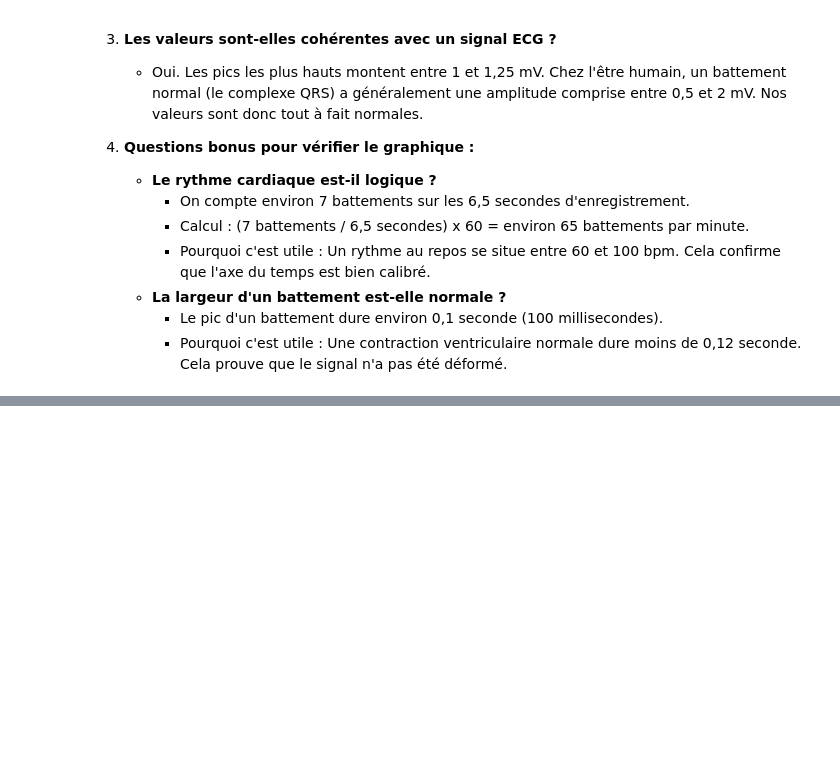
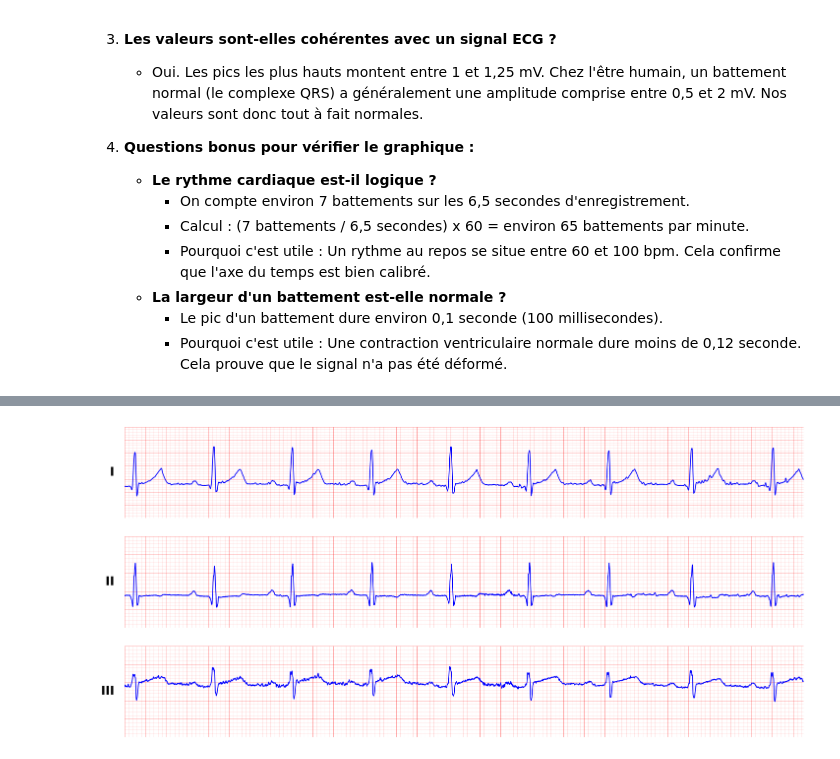
Before and after one commit to zoesauge/Series01-python, a Jupyter notebook: Series01-python.ipynb, the cells around one changed output, grey strips where cells are left out. Cells and saved outputs as stored; diff of their text form; code cells hidden in the pictures; blank space fills up the shorter version.

```diff
--- a/Series01-python.ipynb
+++ b/Series01-python.ipynb
@@ -97,0 +177,73 @@ plt.show()
+# %%
+# 7. Créer un graphique qui ressemble à un moniteur ECG réel
+
+def plot_grid(seconds_per_square, mV_per_square, alpha, min_time, max_time, min_ecg, max_ecg):
+    """Trace la grille avec les espacements spécifiés."""
+    t_vals = np.arange(min_time, max_time + seconds_per_square * 0.5, seconds_per_square)
+    v_vals = np.arange(min_ecg, max_ecg + mV_per_square * 0.5, mV_per_square)
+
+    # Tracé des lignes délimitées
+    plt.vlines(t_vals, min_ecg, max_ecg, colors='red', alpha=alpha, linewidths=0.5)
+    plt.hlines(v_vals, min_time, max_time, colors='red', alpha=alpha, linewidths=0.5)
+
+def plot_ecg_grid(min_time, max_time, min_ecg, max_ecg):
+    """Trace la grille ECG standard (0.2s/0.5mV et subdivision au 1/5)."""
+    # 3. Lignes fines (0.04 s et 0.1 mV)
+    plot_grid(seconds_per_square=0.04, mV_per_square=0.1, alpha=0.15,
+              min_time=min_time, max_time=max_time, min_ecg=min_ecg, max_ecg=max_ecg)
+    # 1 & 2. Lignes majeures (0.2 s et 0.5 mV)
+    plot_grid(seconds_per_square=0.2, mV_per_square=0.5, alpha=0.4,
+              min_time=min_time, max_time=max_time, min_ecg=min_ecg, max_ecg=max_ecg)
+
+def plot_one_ecg_signal(temps, ecg, lead_name, couleur):
+    """Trace le signal ECG d'une dérivation."""
+    plt.plot(temps, ecg, color=couleur, linewidth=1.2)
+
+def plot_one_lead_in_subplots(subplot, temps, ecg, lead_name, couleur):
+    """Trace une dérivation et sa grille sur un sous-graphique."""
+    ax = plt.subplot(3, 1, subplot)
+
+    # Ajuste en mV si les données brutes sont en microvolts
+    signal_mv = ecg / 1000.0 if np.max(np.abs(ecg)) > 50 else ecg
+
+    min_time = float(temps[0])
+    max_time = float(temps[-1])
+    min_ecg = np.floor(np.min(signal_mv) / 0.5) * 0.5 - 0.5
+    max_ecg = np.ceil(np.max(signal_mv) / 0.5) * 0.5 + 0.5
+
+    # Tracé de la grille et de la courbe
+    plot_ecg_grid(min_time, max_time, min_ecg, max_ecg)
+    plot_one_ecg_signal(temps, signal_mv, lead_name, couleur)
+
+    # Cadrage
+    plt.xlim(min_time, max_time)
+    plt.ylim(min_ecg, max_ecg)
+
+    # Nom de dérivation à gauche (I, II, III)
+    ax.text(-0.015, 0.5, lead_name, transform=ax.transAxes,
+            fontsize=18, fontweight='bold', va='center', ha='right')
+
+    # Retrait du cadre noir extérieur
+    ax.axis('off')
+
+def plot_all_leads_in_subplots(temps, ecg, lead_names, couleurs):
+    """Trace l'ensemble des dérivations superposées."""
+    plt.figure(figsize=(15, 7))
+    for i in range(ecg.shape[1]):
+        plot_one_lead_in_subplots(
+            subplot=i + 1,
+            temps=temps,
+            ecg=ecg[:, i],
+            lead_name=lead_names[i],
+            couleur=couleurs[i]
+        )
+    plt.subplots_adjust(hspace=0.2, left=0.06, right=0.98, top=0.95, bottom=0.05)
+    plt.show()
+
+# Exécution avec les paramètres demandés
+lead_names = ["I", "II", "III"]
+couleurs = ["blue", "blue", "blue"]
+
+plot_all_leads_in_subplots(time_s, ecg_mv, lead_names, couleurs)
+# %% [output]
+[figure, added]
```
Also changed, not shown: parts of 2 cells of this notebook.
